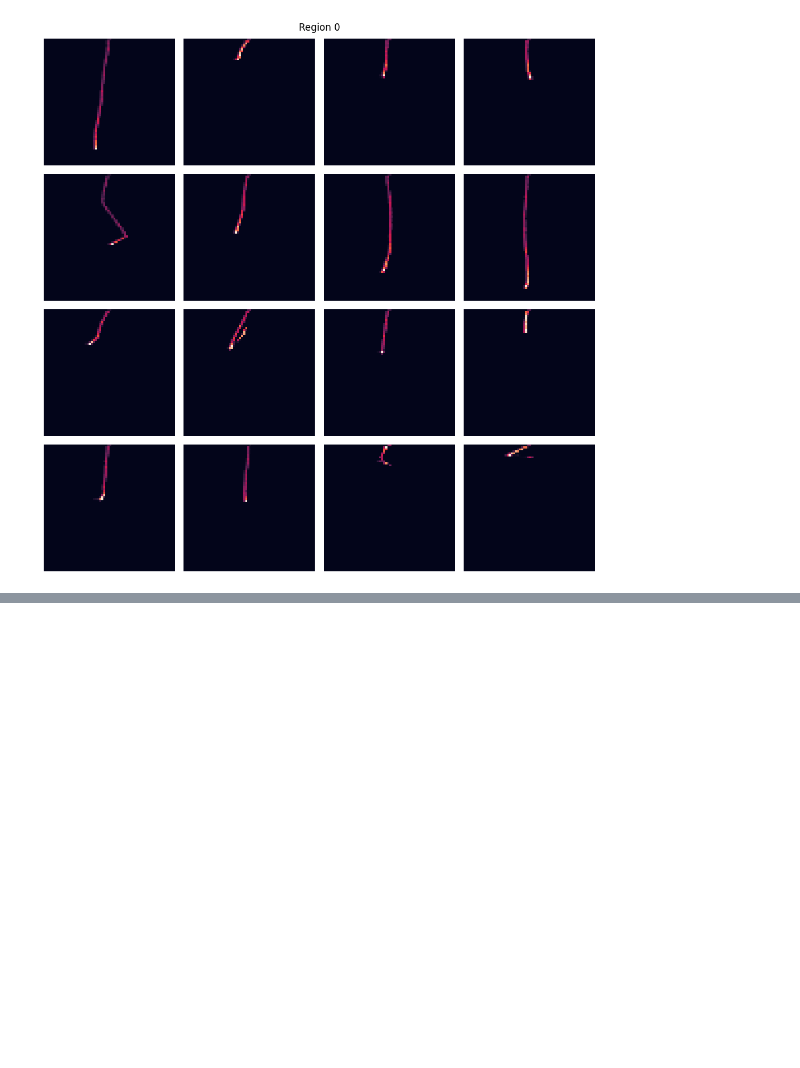
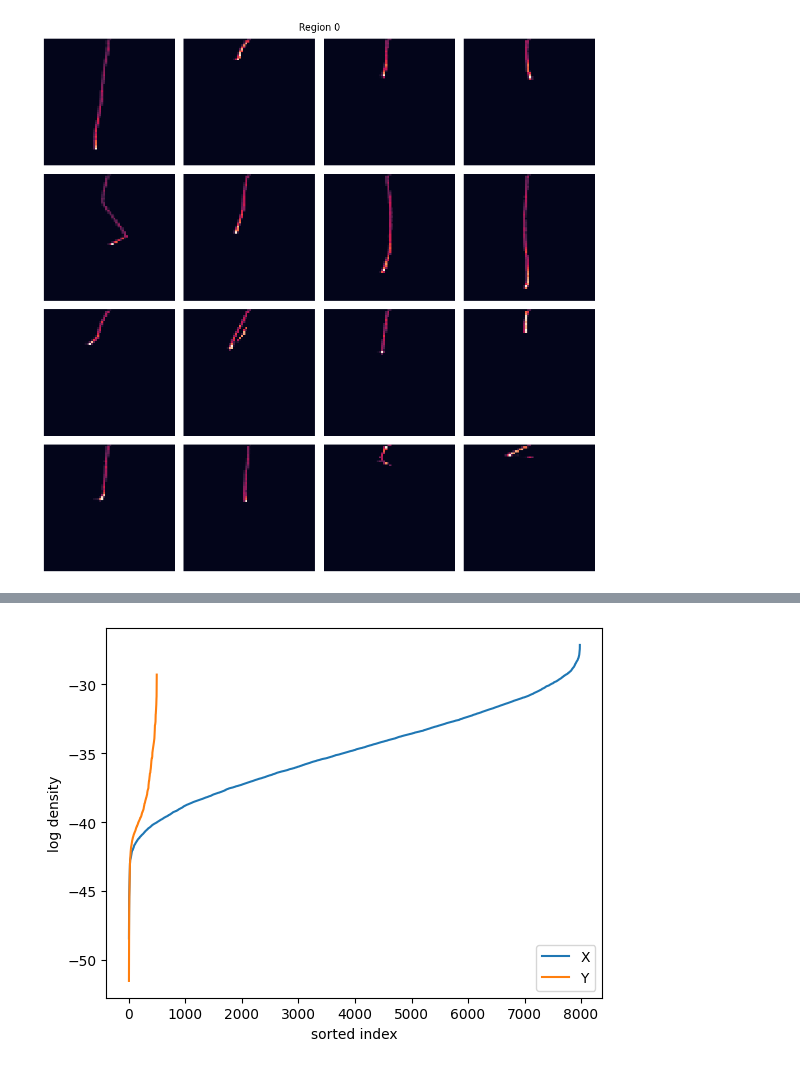
Before and after one commit to mohummudh/proton-deuteron, a Jupyter notebook: kaons/protons-kaons.ipynb, the cells around one changed output, grey strips where cells are left out. Saved outputs shown, nothing was run; the diff lists cells and outputs as text; code cells hidden in the pictures; blank space fills up the shorter version.

```diff
--- a/kaons/protons-kaons.ipynb
+++ b/kaons/protons-kaons.ipynb
@@ -1012,0 +1075,9 @@ plt.show()
+# %%
+plt.plot(np.sort(log_pX), label="X")
+plt.plot(np.sort(log_pY), label="Y")
+plt.ylabel("log density")
+plt.xlabel("sorted index")
+plt.legend()
+plt.show()
+# %% [output]
+[figure, added]
```
Also changed, not shown: parts of 9 cells of this notebook.
